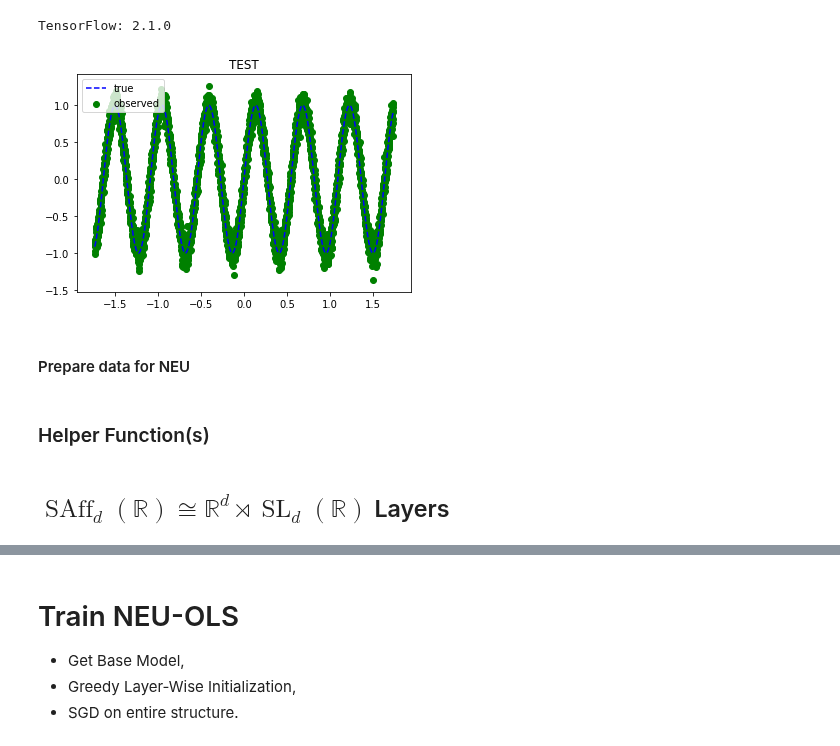
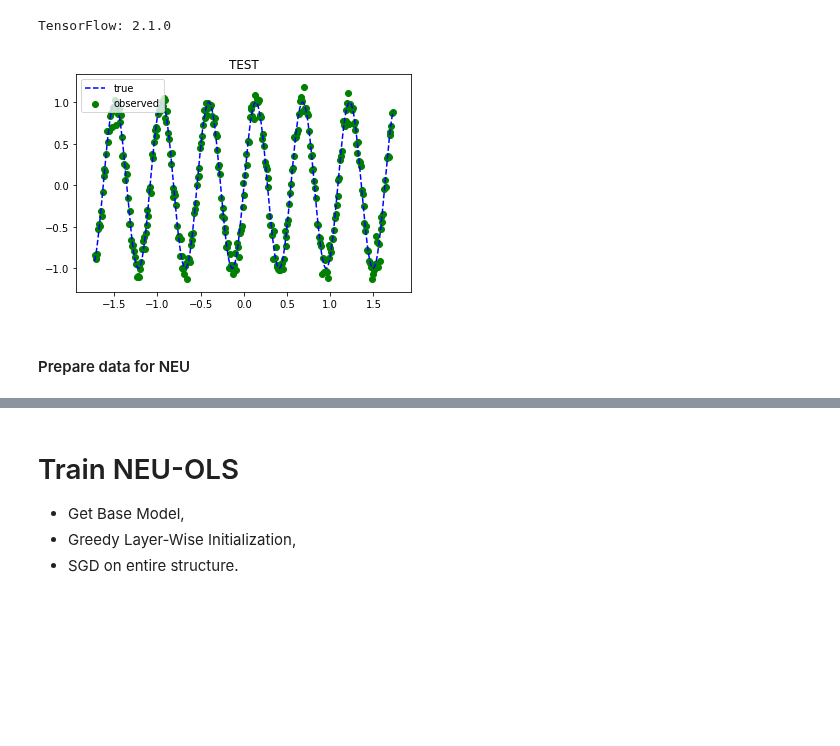
Before and after one commit to AnastasisKratsios/NEU_Non_Euclidean_Upgrading, a Jupyter notebook: NEU_Surgery.ipynb, the cells around one changed output, grey strips where cells are left out. Saved outputs shown, nothing was run; the diff lists cells and outputs as text; code cells hidden in the pictures; blank space fills up the shorter version.

```diff
--- a/NEU_Surgery.ipynb
+++ b/NEU_Surgery.ipynb
@@ -61,34 +61,37 @@ TensorFlow: 2.1.0
 # %%
 N_Reconfigurations = 20
 d = 1 # Dimension of X
 D = 1 # Dimension of Y
 
 
 # Data Meta-Parameters
 noise_level = 0.1
 uncertainty_level= 0.5
 
 # Training meta-parameters
-Pre_Epochs = 50
-Full_Epochs = 100
+Pre_Epochs = 5
+Full_Epochs = 10
 
 # Depth & Height of first Reconfiguration
-Initial_Depth = 5
-Initial_Height = 50
+Initial_Depth = 1
+Initial_Height = 5
 # Depth & Height Per Reconfiguration
-Depth_per_reconfig = 5
-Height_per_reconfig = 50
+Depth_per_reconfig = 1
+Height_per_reconfig = 5
 
 # Number of Datapoints
-N_data = 10**3
+N_data = 10**2
 # Unknown Function
 def unknown_f(x):
     return np.sin(2*x) #+ (x % 2)
 
 # Generate Data
 %run Data_Generator.ipynb
+
+# Import Custom Layer(s)
+%run Special_Layers_Homeomorphic.ipynb
 # %% [output]
-[figure, old version]
+[figure, new version]
 # %% [markdown]
 #### Prepare data for NEU
 # %%
@@ -103,5 +106,3 @@ model_pred_y = linear_model.predict(data_x)
 data_NEU = np.concatenate((data_x,model_pred_y.reshape(-1,D)),1)
 NEU_targets_full  = np.concatenate((data_x,data_y.reshape(-1,D)),1)
 NEU_targets  = data_y.reshape(-1,D)
-# %% [markdown]
-### Helper Function(s)
@@ -136,2 +108,0 @@ def Robust_MSE(y_true, y_pred):
-# %% [markdown]
-## $\operatorname{SAff}_{d}(\mathbb{R}) \cong \mathbb{R}^d \rtimes \operatorname{SL}_{d}(\mathbb{R})$  Layers
```
Also changed, not shown: parts of 19 cells of this notebook, 3 other files.
